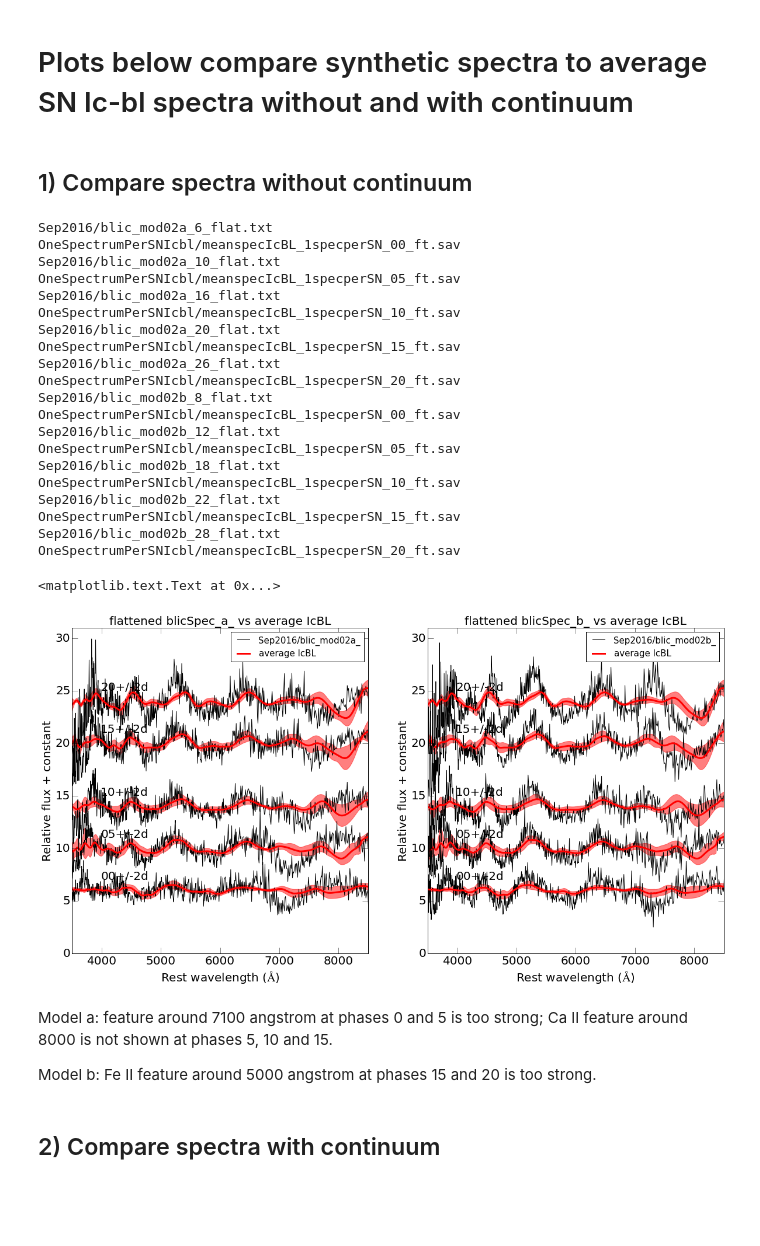
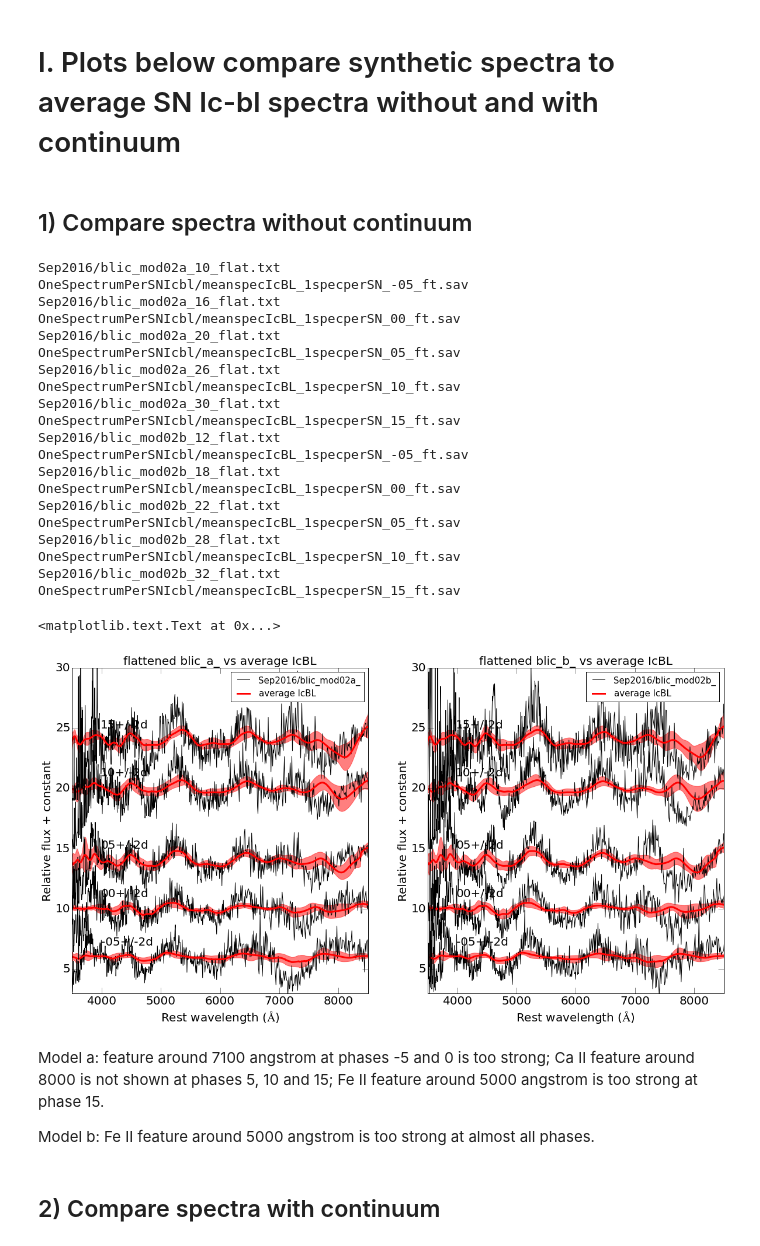
Before and after one commit to yoyo1989/ModelIcbl-Paul-Jenni, a Jupyter notebook: blicSpec_ab_vs_IcBLmean2.ipynb, the cells around one changed output. Cells and saved outputs as stored; diff of their text form; code cells hidden in the pictures; blank space fills up the shorter version.

```diff
--- a/blicSpec_ab_vs_IcBLmean2.ipynb
+++ b/blicSpec_ab_vs_IcBLmean2.ipynb
@@ -10,7 +22,7 @@ from IPython.display import Image
 from IPython.display import display
 %matplotlib inline
 # %% [markdown]
-# Plots below compare synthetic spectra to average SN Ic-bl spectra without and with continuum
+# I. Plots below compare synthetic spectra to average SN Ic-bl spectra without and with continuum
 # %% [markdown]
 ## 1) Compare spectra without continuum
 # %%
@@ -32,59 +44,59 @@ def plotmont1(spec, phase, specmean, phasemean, shift):
 plt.figure(figsize=(20,10))
 plt.subplot(121)
 plotmont1('Sep2016/blic_mod02a_',
-         ['6', '10', '16', '20', '26'],
+         ['10', '16', '20', '26', '30'],
          'OneSpectrumPerSNIcbl/meanspecIcBL_1specperSN_',
-         ['00', '05', '10', '15', '20'],
+         ['-05','00', '05', '10', '15'],
          [6, 10, 14, 20, 24, 30])
 pl.xlabel("Rest wavelength ($\AA$)",fontsize=20)
 pl.ylabel("Relative flux + constant",fontsize=20)
 pl.xlim(3500, 8500)
-pl.ylim(0, 31)
+pl.ylim(3, 30)
 pl.legend(fontsize=15)
 plt.tick_params(labelsize=20)
 pl.title('flattened blic_a_ vs average IcBL',fontsize=20)
 
 plt.subplot(122)
 plotmont1('Sep2016/blic_mod02b_',
-         ['8', '12', '18', '22', '28'],
+         ['12', '18', '22', '28', '32'],
          'OneSpectrumPerSNIcbl/meanspecIcBL_1specperSN_',
-         [ '00', '05', '10', '15', '20'],
+         ['-05', '00', '05', '10', '15'],
          [6, 10, 14, 20, 24, 30])
 pl.xlabel("Rest wavelength ($\AA$)",fontsize=20)
 pl.ylabel("Relative flux + constant",fontsize=20)
 pl.xlim(3500, 8500)
-pl.ylim(0, 31)
+pl.ylim(3, 30)
 pl.legend(fontsize=15)
 plt.tick_params(labelsize=20)
 pl.title('flattened blic_b_ vs average IcBL',fontsize=20)
 #pl.savefig(plotname)
 # %% [output]
-Sep2016/blic_mod02a_6_flat.txt
+Sep2016/blic_mod02a_10_flat.txt
+OneSpectrumPerSNIcbl/meanspecIcBL_1specperSN_-05_ft.sav
+Sep2016/blic_mod02a_16_flat.txt
 OneSpectrumPerSNIcbl/meanspecIcBL_1specperSN_00_ft.sav
-Sep2016/blic_mod02a_10_flat.txt
+Sep2016/blic_mod02a_20_flat.txt
 OneSpectrumPerSNIcbl/meanspecIcBL_1specperSN_05_ft.sav
-Sep2016/blic_mod02a_16_flat.txt
+Sep2016/blic_mod02a_26_flat.txt
 OneSpectrumPerSNIcbl/meanspecIcBL_1specperSN_10_ft.sav
-Sep2016/blic_mod02a_20_flat.txt
+Sep2016/blic_mod02a_30_flat.txt
 OneSpectrumPerSNIcbl/meanspecIcBL_1specperSN_15_ft.sav
-Sep2016/blic_mod02a_26_flat.txt
-OneSpectrumPerSNIcbl/meanspecIcBL_1specperSN_20_ft.sav
-Sep2016/blic_mod02b_8_flat.txt
+Sep2016/blic_mod02b_12_flat.txt
+OneSpectrumPerSNIcbl/meanspecIcBL_1specperSN_-05_ft.sav
+Sep2016/blic_mod02b_18_flat.txt
 OneSpectrumPerSNIcbl/meanspecIcBL_1specperSN_00_ft.sav
-Sep2016/blic_mod02b_12_flat.txt
+Sep2016/blic_mod02b_22_flat.txt
 OneSpectrumPerSNIcbl/meanspecIcBL_1specperSN_05_ft.sav
-Sep2016/blic_mod02b_18_flat.txt
+Sep2016/blic_mod02b_28_flat.txt
 OneSpectrumPerSNIcbl/meanspecIcBL_1specperSN_10_ft.sav
-Sep2016/blic_mod02b_22_flat.txt
+Sep2016/blic_mod02b_32_flat.txt
 OneSpectrumPerSNIcbl/meanspecIcBL_1specperSN_15_ft.sav
-Sep2016/blic_mod02b_28_flat.txt
-OneSpectrumPerSNIcbl/meanspecIcBL_1specperSN_20_ft.sav
 <matplotlib.text.Text at 0x...>
-[figure, old version]
+[figure, new version]
 # %% [markdown]
-Model a: feature around 7100 angstrom at phases 0 and 5 is too strong; Ca II feature around 8000 is not shown at phases 5, 10 and 15.
+Model a: feature around 7100 angstrom at phases -5 and 0 is too strong; Ca II feature around 8000 is not shown at phases 5, 10 and 15; Fe II feature around 5000 angstrom is too strong at phase 15.
 
-Model b: Fe II feature around 5000 angstrom at phases 15 and 20 is too strong.
+Model b: Fe II feature around 5000 angstrom is too strong at almost all phases.
 # %% [markdown]
 ## 2) Compare spectra with continuum
 # %%
```
Also changed, not shown: parts of 25 cells of this notebook.
